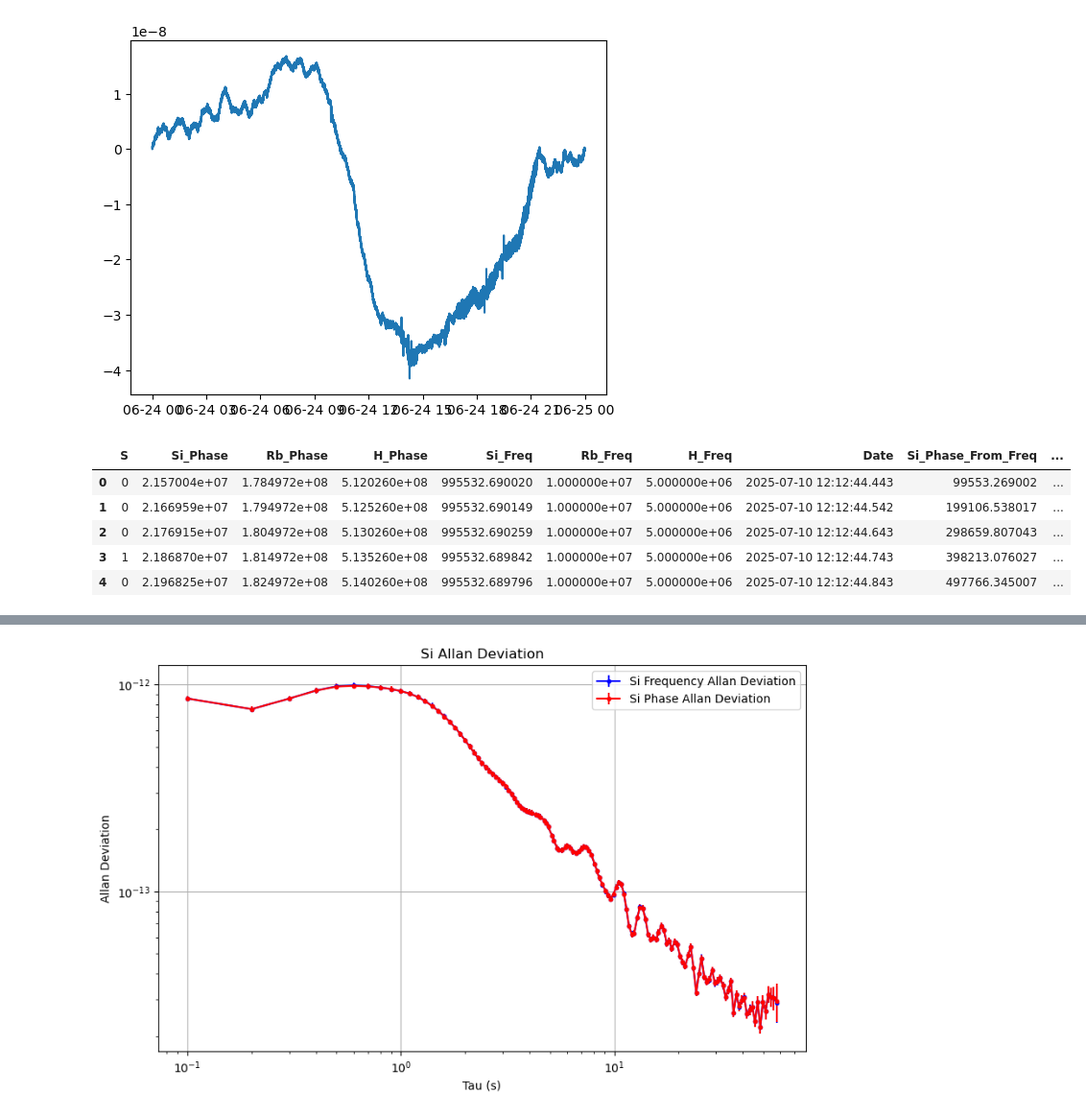
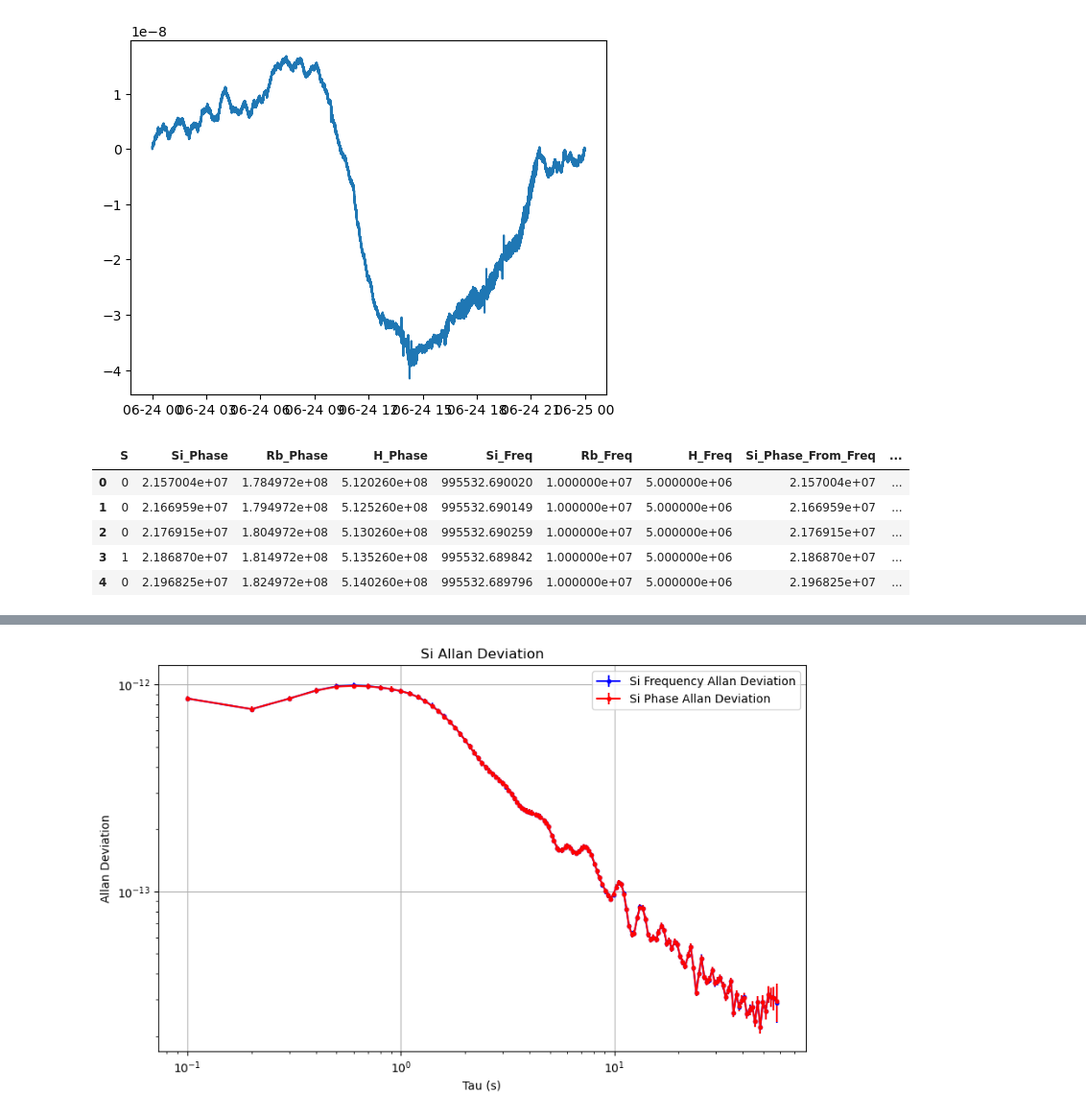
Before and after one commit to HannahARose/TimeKeeping, a Jupyter notebook: test.ipynb, the cells around one changed output, grey strips where cells are left out. Shown at 96% size. Cells and saved outputs as stored; diff of their text form; code cells hidden in the pictures.

```diff
--- a/test.ipynb
+++ b/test.ipynb
@@ -90,48 +90,49 @@ plt.plot(jila_data['Date'], jila_data['Si_Time_Deviation'], label='Si Time Devia
 [<matplotlib.lines.Line2D at 0x...>]
 [figure]
 # %%
-phase_freq_data = pd.read_csv('PhaseFreq_B_4_250710_1.txt', comment='#', delim_whitespace=True, header=None,
-                              names=['Day', 'Time', 'S', 'Si_Phase', 'Rb_Phase', 'H_Phase', 'None_Phase', 'Si_Freq', 'Rb_Freq', 'H_Freq', 'None_Freq'])
+# phase_freq_data = pd.read_csv('PhaseFreq_B_4_250710_1.txt', comment='#', delim_whitespace=True, header=None,
+#                               names=['Day', 'Time', 'S', 'Si_Phase', 'Rb_Phase', 'H_Phase', 'None_Phase', 'Si_Freq', 'Rb_Freq', 'H_Freq', 'None_Freq'])
+phase_freq_data = pd.read_csv('out.csv', comment='#', delim_whitespace=True)
 
 years = phase_freq_data['Day'] // 10000 + 2000
 months = (phase_freq_data['Day'] // 100) % 100
 days = phase_freq_data['Day'] % 100
 hours = phase_freq_data['Time'] // 10000
 minutes = (phase_freq_data['Time'] // 100) % 100
 seconds = phase_freq_data['Time'] % 100
 phase_freq_data['Date'] = pd.to_datetime({
     'year': years,
     'month': months,
     'day': days,
     'hour': hours,
     'minute': minutes,
     'second': seconds
 })
-phase_freq_data.drop(columns=['Day', 'Time', 'None_Phase', 'None_Freq'], inplace=True)
+phase_freq_data.drop(columns=['Day', 'Time', 'Z_Phase', 'Z_Freq'], inplace=True)
 
-phase_freq_data['Si_Phase_From_Freq'] = np.cumsum(phase_freq_data['Si_Freq'] * interval)
-phase_freq_data['Rb_Phase_From_Freq'] = np.cumsum(phase_freq_data['Rb_Freq'] * interval)
-phase_freq_data['H_Phase_From_Freq'] = np.cumsum(phase_freq_data['H_Freq'] * interval)
+# phase_freq_data['Si_Phase_From_Freq'] = np.cumsum(phase_freq_data['Si_Freq'] * interval)
+# phase_freq_data['Rb_Phase_From_Freq'] = np.cumsum(phase_freq_data['Rb_Freq'] * interval)
+# phase_freq_data['H_Phase_From_Freq'] = np.cumsum(phase_freq_data['H_Freq'] * interval)
 
-phase_freq_data['Si_Phase_Deviation'] = phase_freq_data['Si_Phase'] - phase_freq_data['Si_Phase_From_Freq']
-phase_freq_data['Rb_Phase_Deviation'] = phase_freq_data['Rb_Phase'] - phase_freq_data['Rb_Phase_From_Freq']
-phase_freq_data['H_Phase_Deviation'] = phase_freq_data['H_Phase'] - phase_freq_data['H_Phase_From_Freq']
+# phase_freq_data['Si_Phase_Deviation'] = phase_freq_data['Si_Phase'] - phase_freq_data['Si_Phase_From_Freq']
+# phase_freq_data['Rb_Phase_Deviation'] = phase_freq_data['Rb_Phase'] - phase_freq_data['Rb_Phase_From_Freq']
+# phase_freq_data['H_Phase_Deviation'] = phase_freq_data['H_Phase'] - phase_freq_data['H_Phase_From_Freq']
 
-phase_freq_data['Si_Phase_Error'] = phase_freq_data['Si_Phase_Deviation'] - phase_freq_data['Si_Phase_Deviation'].mean()
-phase_freq_data['Rb_Phase_Error'] = phase_freq_data['Rb_Phase_Deviation'] - phase_freq_data['Rb_Phase_Deviation'].mean()
-phase_freq_data['H_Phase_Error'] = phase_freq_data['H_Phase_Deviation'] - phase_freq_data['H_Phase_Deviation'].mean()
+# phase_freq_data['Si_Phase_Error'] = phase_freq_data['Si_Phase_Deviation'] - phase_freq_data['Si_Phase_Deviation'].mean()
+# phase_freq_data['Rb_Phase_Error'] = phase_freq_data['Rb_Phase_Deviation'] - phase_freq_data['Rb_Phase_Deviation'].mean()
+# phase_freq_data['H_Phase_Error'] = phase_freq_data['H_Phase_Deviation'] - phase_freq_data['H_Phase_Deviation'].mean()
 
-phase_freq_data['Si_Time_Error'] = phase_freq_data['Si_Phase_Error'] / average_si_freq
-phase_freq_data['Rb_Time_Error'] = phase_freq_data['Rb_Phase_Error'] / average_rb_freq
-phase_freq_data['H_Time_Error'] = phase_freq_data['H_Phase_Error'] / average_h_freq
+# phase_freq_data['Si_Time_Error'] = phase_freq_data['Si_Phase_Error'] / average_si_freq
+# phase_freq_data['Rb_Time_Error'] = phase_freq_data['Rb_Phase_Error'] / average_rb_freq
+# phase_freq_data['H_Time_Error'] = phase_freq_data['H_Phase_Error'] / average_h_freq
 
 phase_freq_data.head()
 # %% [output]
-|  | S | Si_Phase | Rb_Phase | H_Phase | Si_Freq | Rb_Freq | H_Freq | Date | Si_Phase_From_Freq | ... |
-| 0 | 0 | 2.157004e+07 | 1.784972e+08 | 5.120260e+08 | 995532.690020 | 1.000000e+07 | 5.000000e+06 | 2025-07-10 12:12:44.443 | 99553.269002 | ... |
-| 1 | 0 | 2.166959e+07 | 1.794972e+08 | 5.125260e+08 | 995532.690149 | 1.000000e+07 | 5.000000e+06 | 2025-07-10 12:12:44.542 | 199106.538017 | ... |
-| 2 | 0 | 2.176915e+07 | 1.804972e+08 | 5.130260e+08 | 995532.690259 | 1.000000e+07 | 5.000000e+06 | 2025-07-10 12:12:44.643 | 298659.807043 | ... |
-| 3 | 1 | 2.186870e+07 | 1.814972e+08 | 5.135260e+08 | 995532.689842 | 1.000000e+07 | 5.000000e+06 | 2025-07-10 12:12:44.743 | 398213.076027 | ... |
-| 4 | 0 | 2.196825e+07 | 1.824972e+08 | 5.140260e+08 | 995532.689796 | 1.000000e+07 | 5.000000e+06 | 2025-07-10 12:12:44.843 | 497766.345007 | ... |
+|  | S | Si_Phase | Rb_Phase | H_Phase | Si_Freq | Rb_Freq | H_Freq | Si_Phase_From_Freq | ... |
+| 0 | 0 | 2.157004e+07 | 1.784972e+08 | 5.120260e+08 | 995532.690020 | 1.000000e+07 | 5.000000e+06 | 2.157004e+07 | ... |
+| 1 | 0 | 2.166959e+07 | 1.794972e+08 | 5.125260e+08 | 995532.690149 | 1.000000e+07 | 5.000000e+06 | 2.166959e+07 | ... |
+| 2 | 0 | 2.176915e+07 | 1.804972e+08 | 5.130260e+08 | 995532.690259 | 1.000000e+07 | 5.000000e+06 | 2.176915e+07 | ... |
+| 3 | 1 | 2.186870e+07 | 1.814972e+08 | 5.135260e+08 | 995532.689842 | 1.000000e+07 | 5.000000e+06 | 2.186870e+07 | ... |
+| 4 | 0 | 2.196825e+07 | 1.824972e+08 | 5.140260e+08 | 995532.689796 | 1.000000e+07 | 5.000000e+06 | 2.196825e+07 | ... |
 # %%
 plt.plot(phase_freq_data['Date'], phase_freq_data['Si_Phase_Error'], label='Si Phase Error')
```
Also changed, not shown: parts of 4 cells of this notebook, 6 other files.
